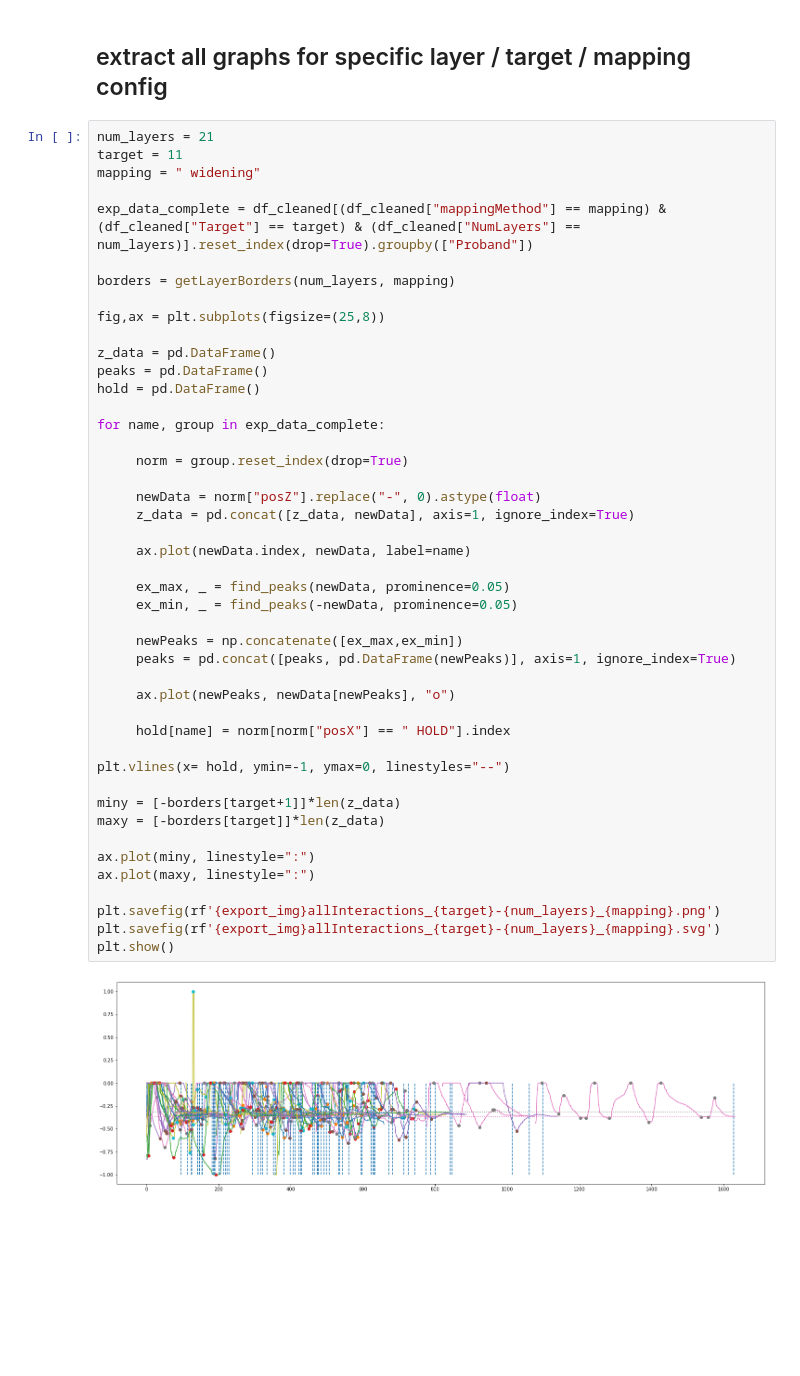
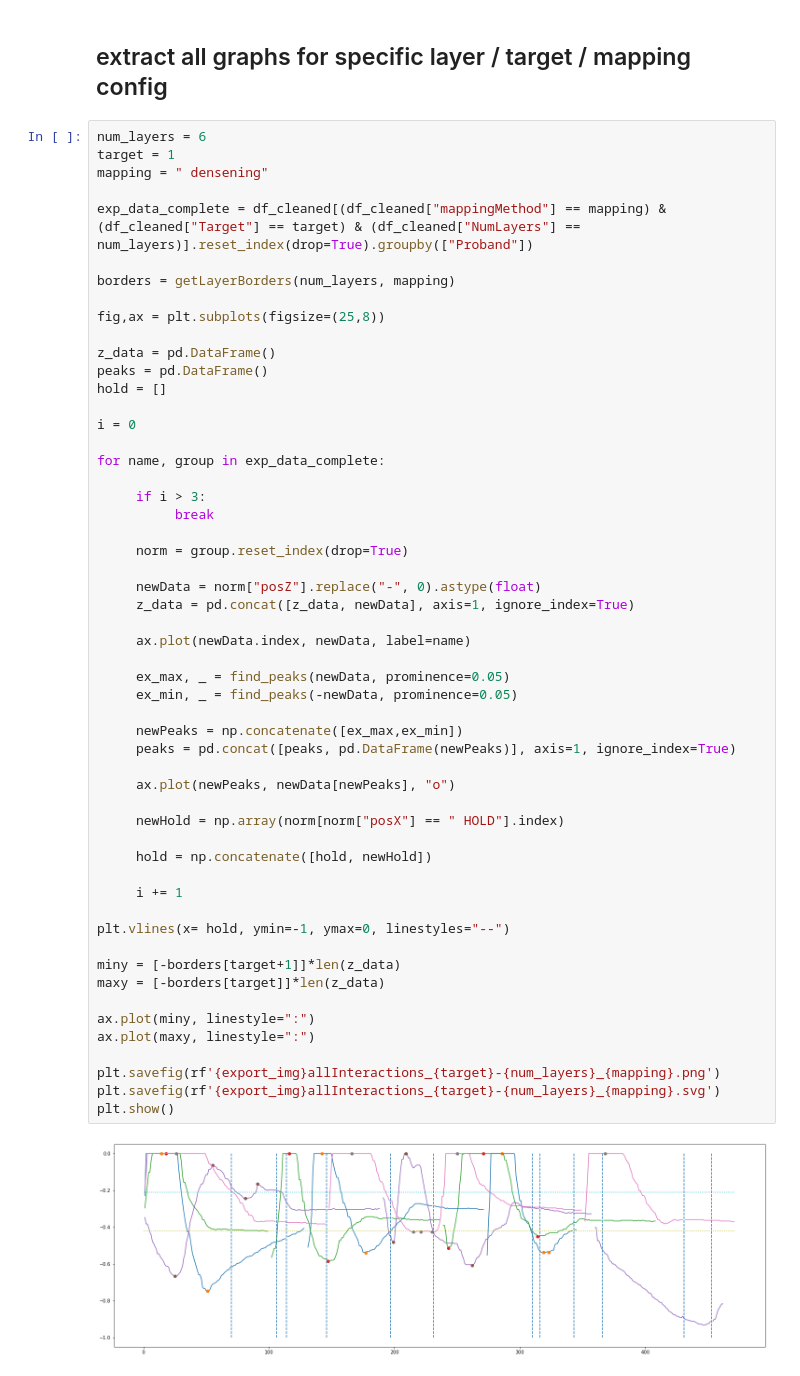
Before and after one commit to visualengineers/reflex-avi2022-results, a Jupyter notebook: code/details.ipynb, the cells around one changed output. Drawn from its saved outputs; the diff is of its cells as text; blank space fills up the shorter version.

Commit message:
feature: spotting trial index issues
Former-commit-id: a2741324b8e86c0f62962388b87566affa88ae80

```diff
--- a/code/details.ipynb
+++ b/code/details.ipynb
@@ -132,9 +132,9 @@ plt.show()
 # %% [markdown]
 ## extract all graphs for specific layer / target / mapping config
 # %%
-num_layers = 21
-target = 11
-mapping = " widening"
+num_layers = 6
+target = 1
+mapping = " densening"
 
 exp_data_complete = df_cleaned[(df_cleaned["mappingMethod"] == mapping) & (df_cleaned["Target"] == target) & (df_cleaned["NumLayers"] == num_layers)].reset_index(drop=True).groupby(["Proband"])
 
@@ -144,37 +144,46 @@ fig,ax = plt.subplots(figsize=(25,8))
 
 z_data = pd.DataFrame()
 peaks = pd.DataFrame()
-hold = pd.DataFrame()
+hold = []
+
+i = 0
 
 for name, group in exp_data_complete:
+
+     if i > 3:
+          break
 
      norm = group.reset_index(drop=True)
 
      newData = norm["posZ"].replace("-", 0).astype(float)
      z_data = pd.concat([z_data, newData], axis=1, ignore_index=True)
 
      ax.plot(newData.index, newData, label=name)
 
      ex_max, _ = find_peaks(newData, prominence=0.05)
      ex_min, _ = find_peaks(-newData, prominence=0.05)
 
      newPeaks = np.concatenate([ex_max,ex_min])
      peaks = pd.concat([peaks, pd.DataFrame(newPeaks)], axis=1, ignore_index=True)
 
      ax.plot(newPeaks, newData[newPeaks], "o")
 
-     hold[name] = norm[norm["posX"] == " HOLD"].index
+     newHold = np.array(norm[norm["posX"] == " HOLD"].index)
+
+     hold = np.concatenate([hold, newHold])
+
+     i += 1
 
 plt.vlines(x= hold, ymin=-1, ymax=0, linestyles="--")
 
 miny = [-borders[target+1]]*len(z_data)
 maxy = [-borders[target]]*len(z_data)
 
 ax.plot(miny, linestyle=":")
 ax.plot(maxy, linestyle=":")
 
 plt.savefig(rf'{export_img}allInteractions_{target}-{num_layers}_{mapping}.png')
 plt.savefig(rf'{export_img}allInteractions_{target}-{num_layers}_{mapping}.svg')
 plt.show()
 # %% [output]
-[figure, old version]
+[figure, new version]
```
Also changed, not shown: 12 other files.
